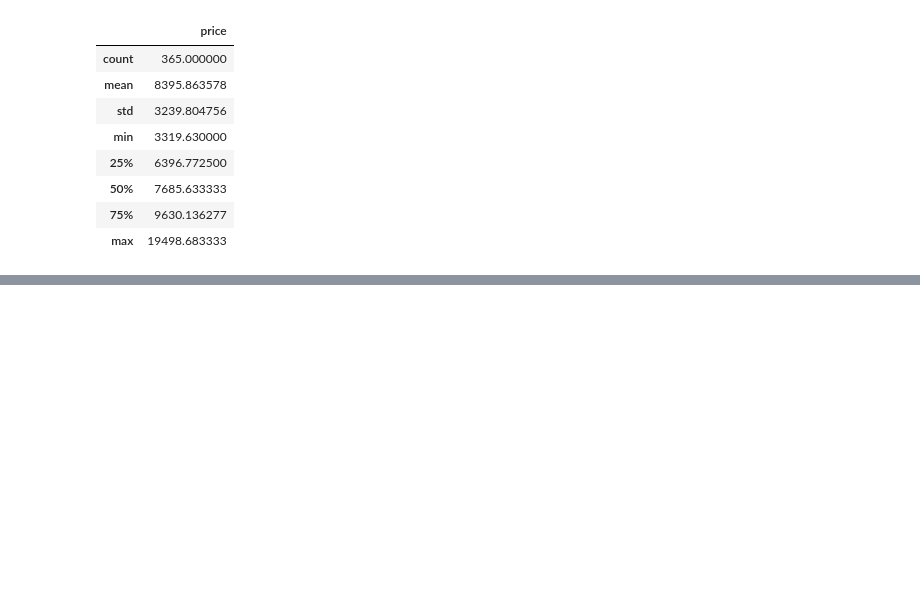
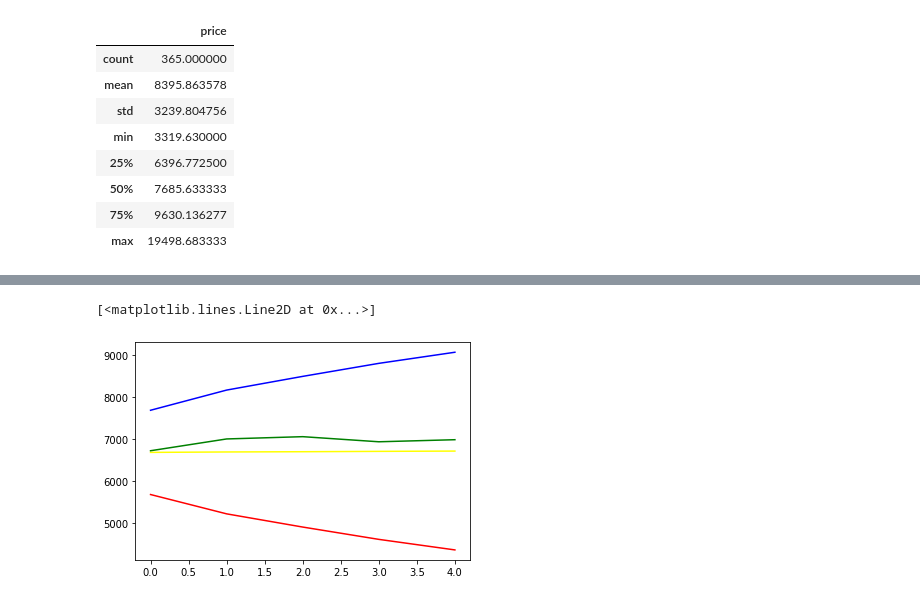
Before and after one commit to sohyeondian/python3, a Jupyter notebook: source/13. 시계열 데이터 분석.ipynb, the cells around one changed output, grey strips where cells are left out. Drawn from its saved outputs; the diff is of its cells as text; code cells hidden in the pictures; blank space fills up the shorter version.

```diff
--- a/source/13. 시계열 데이터 분석.ipynb
+++ b/source/13. 시계열 데이터 분석.ipynb
@@ -73,0 +204,8 @@ plt.show()
+# %%
+# 학습 데이터셋으로부터 5일 뒤 예측
+forecast_data = model_fit.forecast(steps=5)
+
+# 테스트 데이터 로딩
+bitcoin_test_df = pd.read_csv('../data/market-price-test.csv',
+                              names=['ds', 'y'])
+bitcoin_test_df
@@ -73,0 +229,31 @@ plt.show()
+# %%
+# 마지막 5일의 예측 데이터
+pred_y = forecast_data[0].tolist()
+
+# 실제 5일의 데이터
+test_y = bitcoin_test_df.y.values
+
+# 마지막 5일의 예측 데이터 최소값
+pred_y_lower = []
+
+# 마지막 5일의 예측 데이터 최대값
+pred_y_upper = []
+
+for lower_upper in forecast_data[2]:
+    lower = lower_upper[0]
+    upper = lower_upper[1]
+    pred_y_lower.append(lower)
+    pred_y_upper.append(upper)
+
+
+# 모델이 예상한 가격을 나타내는 그래프
+plt.plot(pred_y, color='yellow')
+# 모델이 예상한 가격의 최소값을 나타내는 그래프
+plt.plot(pred_y_lower, color='red')
+# 모델이 예상한 가격의 최대값을 나타내는 그래프
+plt.plot(pred_y_upper, color='blue')
+# 실제 가격을 나타내는 그래프
+plt.plot(test_y, color='green')
+# %% [output]
+[<matplotlib.lines.Line2D at 0x...>]
+[figure, added]
```
Also changed, not shown: parts of 26 cells of this notebook, 9 other files.
